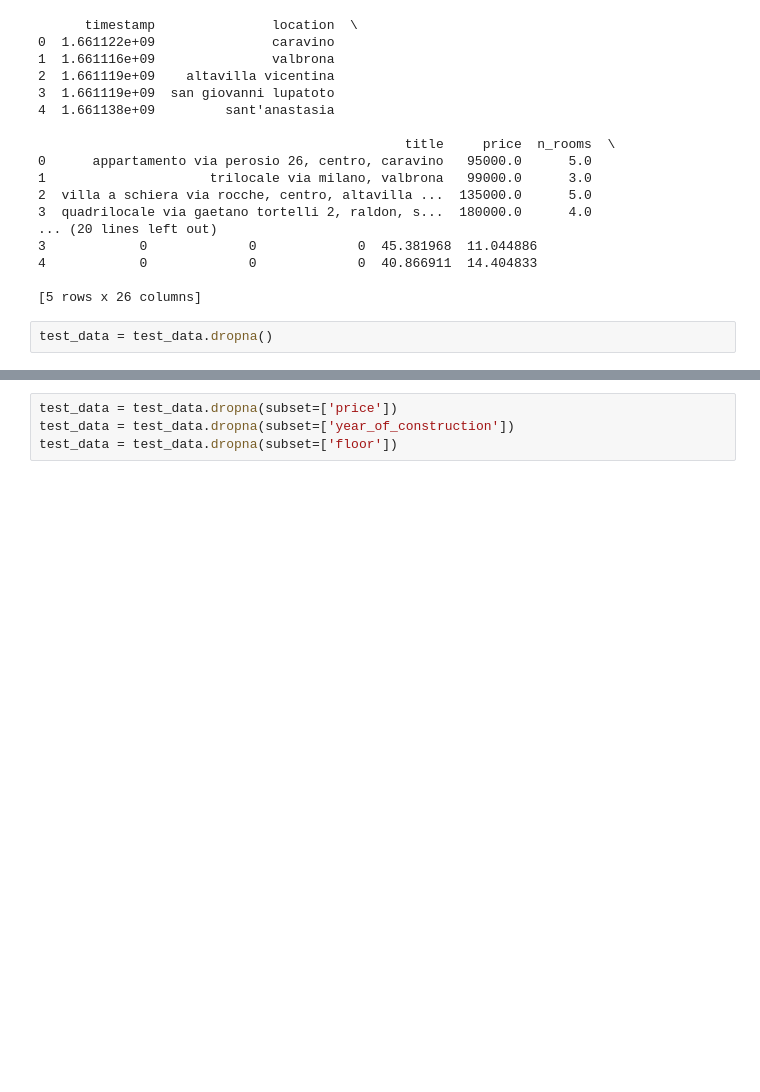
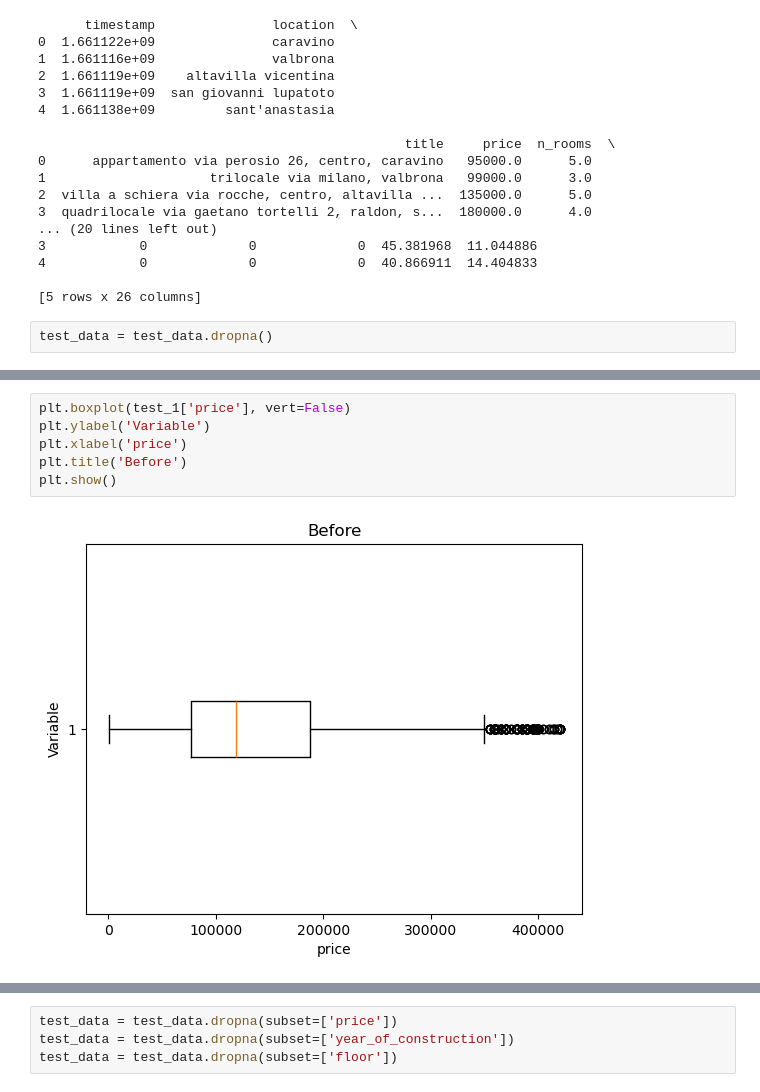
Before and after one commit to SergioM2/icd2024, a Jupyter notebook: practices/Practica 3/Practica 3.ipynb, the cells around one changed output, grey strips where cells are left out. Drawn from its saved outputs; the diff is of its cells as text; blank space fills up the shorter version.

```diff
--- a/practices/Practica 3/Practica 3.ipynb
+++ b/practices/Practica 3/Practica 3.ipynb
@@ -697,0 +716,8 @@ y_true = test_data['price']
+# %%
+plt.boxplot(test_1['price'], vert=False)
+plt.ylabel('Variable')
+plt.xlabel('price')
+plt.title('Before')
+plt.show()
+# %% [output]
+[figure, added]
```
Also changed, not shown: parts of 10 cells of this notebook, 4 other files.
